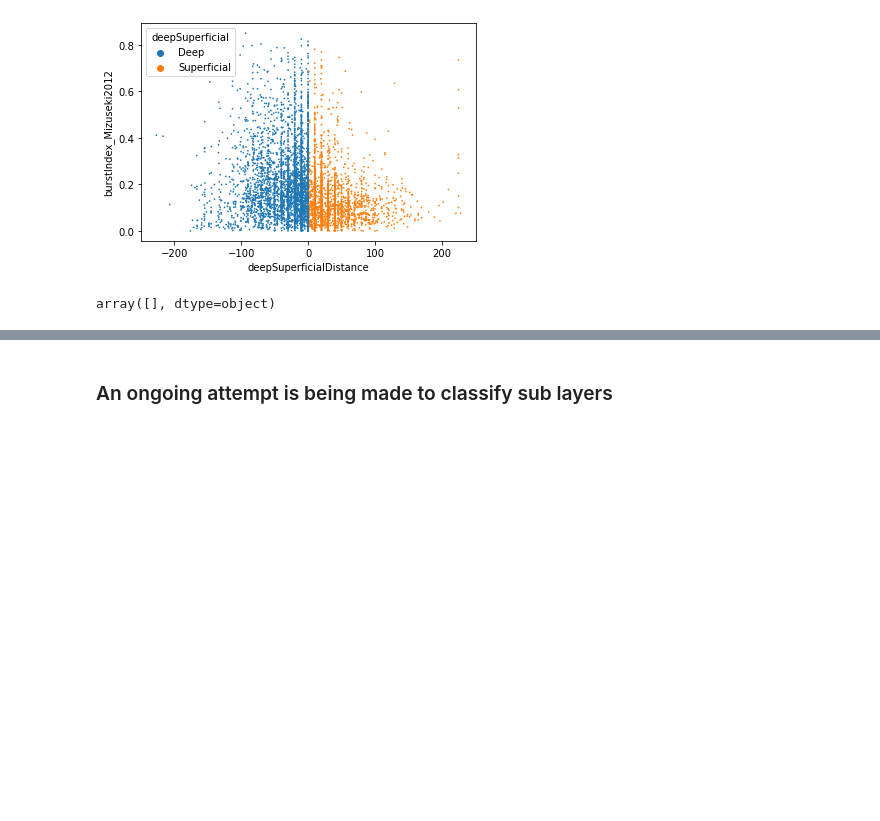
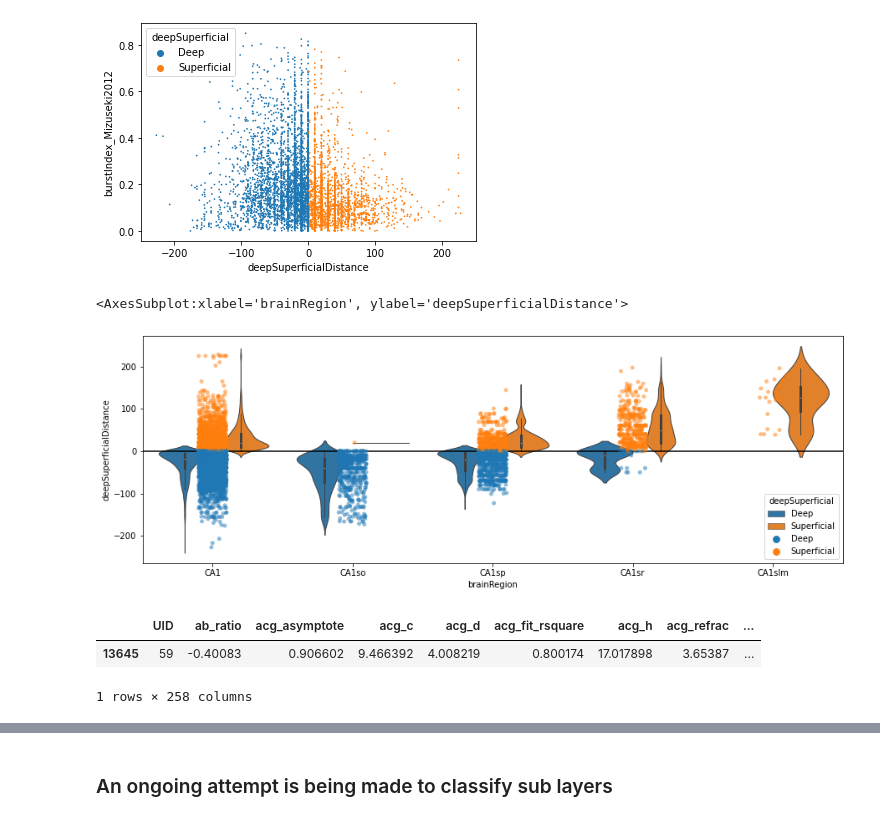
Before and after one commit to ryanharvey1/ripple_heterogeneity, a Jupyter notebook: python/notebooks/investigate_deepsup_distance.ipynb, the cells around one changed output, grey strips where cells are left out. Saved outputs shown, nothing was run; the diff lists cells and outputs as text; code cells hidden in the pictures; blank space fills up the shorter version.

Commit message:
verification figures

```diff
--- a/python/notebooks/investigate_deepsup_distance.ipynb
+++ b/python/notebooks/investigate_deepsup_distance.ipynb
@@ -37,11 +35,23 @@ sns.scatterplot(data=cell_metrics, x="deepSuperficialDistance", y="burstIndex_Mi
 # %% [output]
 <AxesSubplot:xlabel='deepSuperficialDistance', ylabel='burstIndex_Mizuseki2012'>
 [figure]
+# %%
+plt.figure(figsize=(15,5))
+sns.violinplot(data=cell_metrics, x="brainRegion", y="deepSuperficialDistance", hue="deepSuperficial",
+            linewidth=1)
+plt.axhline(0,color='k')
+sns.stripplot(data=cell_metrics, x="brainRegion", y="deepSuperficialDistance", hue="deepSuperficial",alpha=.5)
+# %% [output]
+<AxesSubplot:xlabel='brainRegion', ylabel='deepSuperficialDistance'>
+[figure, added]
 # %%
-cell_metrics[(cell_metrics.deepSuperficial == "Deep") & (cell_metrics.deepSuperficialDistance >0) ].basepath.value_counts()[0:20]
-cell_metrics[(cell_metrics.deepSuperficial == "Deep") & (cell_metrics.deepSuperficialDistance >0) ].basepath.unique()
+# cell_metrics[(cell_metrics.deepSuperficial == "Deep") & (cell_metrics.deepSuperficialDistance >0) ].basepath.value_counts()[0:20]
+# cell_metrics[(cell_metrics.deepSuperficial == "Deep") & (cell_metrics.deepSuperficialDistance >0) ].basepath.unique()
+cell_metrics[(cell_metrics.deepSuperficial == "Superficial") & (cell_metrics.brainRegion == "CA1so")]
 # %% [output]
+|  | UID | ab_ratio | acg_asymptote | acg_c | acg_d | acg_fit_rsquare | acg_h | acg_refrac | ... |
+| 13645 | 59 | -0.40083 | 0.906602 | 9.466392 | 4.008219 | 0.800174 | 17.017898 | 3.65387 | ... |
-array([], dtype=object)
+1 rows × 258 columns
 # %%
 cell_metrics[(cell_metrics.brainRegion == 'CA1') & (cell_metrics.bad_unit == False)].basepath.value_counts()[0:20]
 # %% [output]
```
Also changed, not shown: parts of 2 cells of this notebook.
